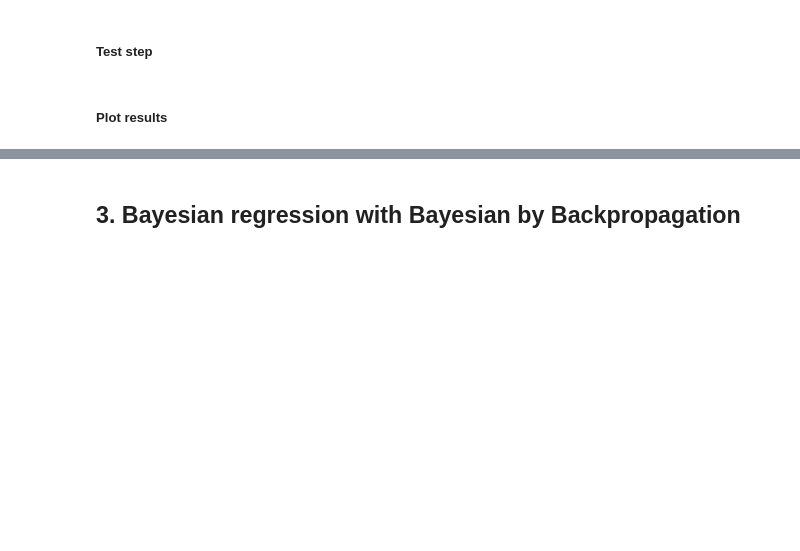
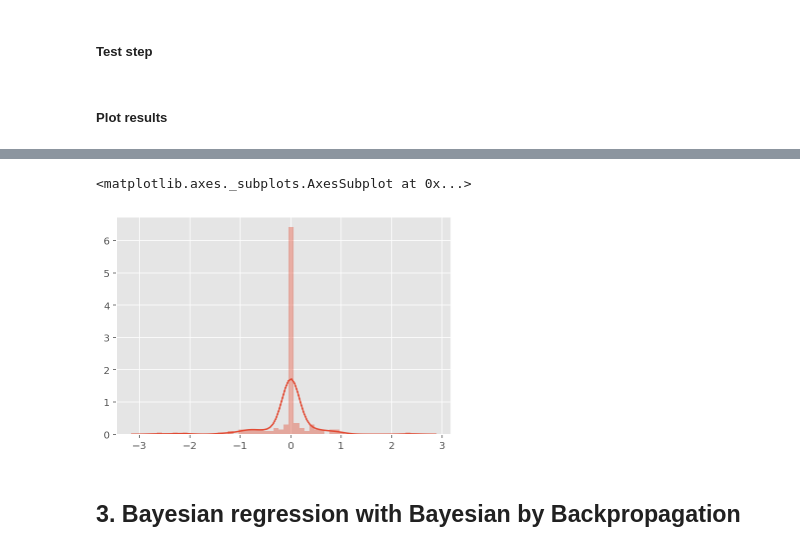
Before and after one commit to WayneDW/MVA_BayesianBackprop, a Jupyter notebook: regression-v2.ipynb, the cells around one changed output, grey strips where cells are left out. Saved outputs shown, nothing was run; the diff lists cells and outputs as text; code cells hidden in the pictures; blank space fills up the shorter version.

```diff
--- a/regression-v2.ipynb
+++ b/regression-v2.ipynb
@@ -110,3 +113,8 @@ plt.show()
+# %%
+sns.distplot(net.weights_dist())
+# %% [output]
+<matplotlib.axes._subplots.AxesSubplot at 0x...>
+[figure, added]
 # %% [markdown]
 ## 3. Bayesian regression with Bayesian by Backpropagation
 # %%
```
Also changed, not shown: parts of 9 cells of this notebook, 7 other files.
